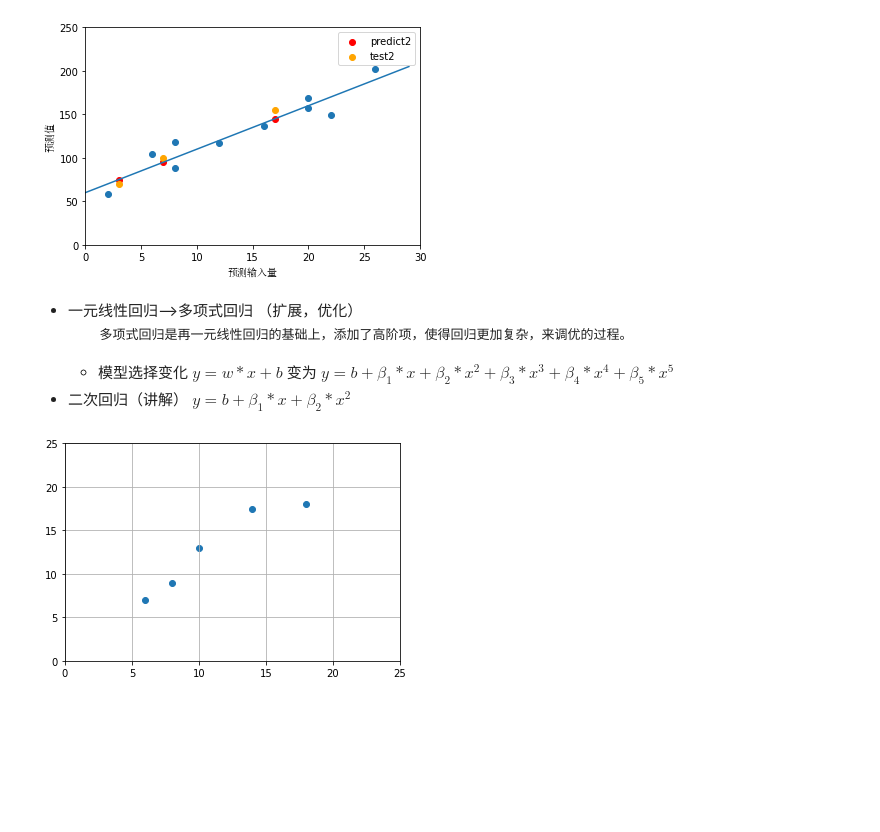
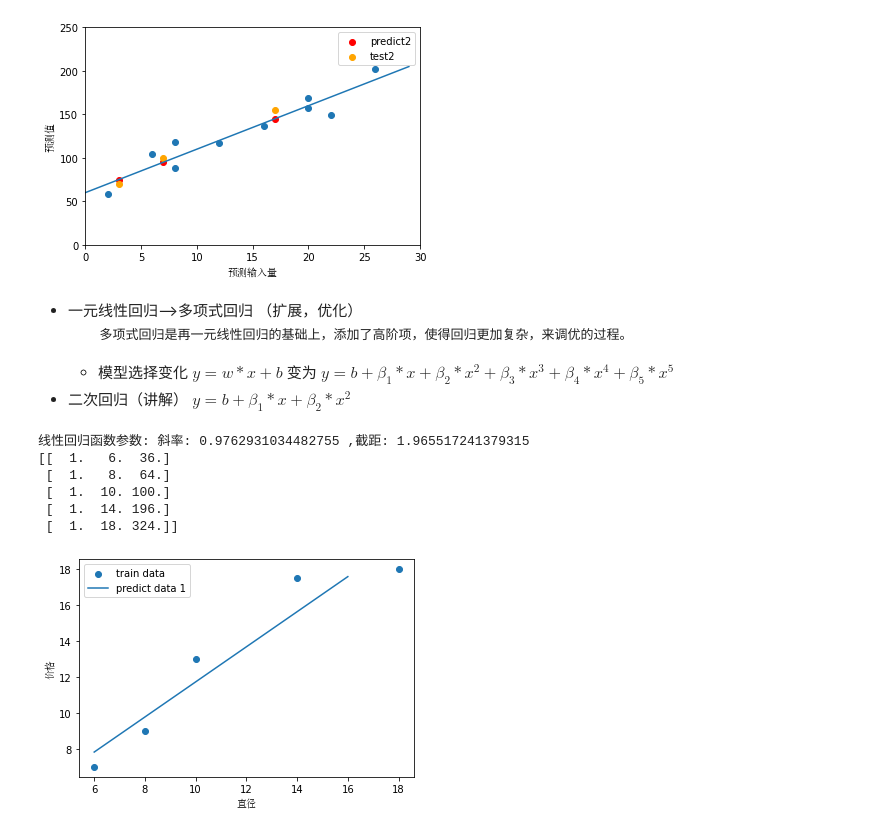
Before and after one commit to HLoveMe/machineStudy, a Jupyter notebook: logistic_分类/OneLineaRegression.ipynb, the cells around one changed output. Drawn from its saved outputs; the diff is of its cells as text; code cells hidden in the pictures; blank space fills up the shorter version.

````diff
--- a/logistic_分类/OneLineaRegression.ipynb
+++ b/logistic_分类/OneLineaRegression.ipynb
@@ -109,11 +108,11 @@ show_line(model.coef_[0, 0], model.intercept_[0])
 线性回归函数参数: 斜率: 5.0 ,截距: 60.0
 [figure]
 # %% [markdown]
-* 一元线性回归-->多项式回归 （扩展，优化）
+- 一元线性回归-->多项式回归 （扩展，优化）
   ```
     多项式回归是再一元线性回归的基础上，添加了高阶项，使得回归更加复杂，来调优的过程。
   ```
-  * 模型选择变化
+  - 模型选择变化
     $
       y = w*x + b
     $
@@ -121,23 +120,49 @@ show_line(model.coef_[0, 0], model.intercept_[0])
     $
       y=b+\beta_1 * x+ \beta_2 * x^2+ \beta_3 * x^3+ \beta_4 * x^4+ \beta_5 * x^5
     $
-* 二次回归（讲解）
+- 二次回归（讲解）
     $
-      y = b + \beta_1 * x + \beta_2 * x^2
+    y = b + \beta_1 * x + \beta_2 * x^2
     $
 # %%
+import numpy as np
+import matplotlib.pyplot as plt
 from sklearn.linear_model import LinearRegression
 from sklearn.preprocessing import PolynomialFeatures
-import matplotlib.pyplot as plt
 
-train_x = np.array([6, 8, 10, 14, 18]).reshape((-1, 1))
-train_y = np.array([7, 9, 13, 17.5, 18]).reshape((-1, 1))
-test_x = np.array([6, 8, 11, 16]).reshape((-1, 1))
-test_y = np.array([8, 12, 15, 18]).reshape((-1, 1))
-plt.scatter(train_x, train_y)
-plt.xlim(0, 25)
-plt.ylim(0, 25)
-plt.grid(True)
+train_x = np.array([6, 8, 10, 14, 18]).reshape(-1, 1)
+train_y = np.array([7, 9, 13, 17.5, 18]).reshape(-1, 1)
+test_x = np.array([6, 8, 11, 16]).reshape(-1, 1)
+test_y = np.array([8, 12, 15, 18]).reshape(-1, 1)
+
+model1 = LinearRegression()
+model1.fit(train_x, train_y)
+print('线性回归函数参数:', '斜率:', model1.coef_[0, 0], ',截距:', model1.intercept_[0])
+# 一维线性预测
+test_pre_y = model1.predict(test_x)
+
+quad_model = PolynomialFeatures(degree=2)
+# 生成多项式数据 A**0 ,A ** 1 , A**2,...
+train_x_quad = quad_model.fit_transform(train_x)
+test_x_quad = quad_model.fit_transform(test_x)
+model2 = LinearRegression()
+model2.fit(train_x_quad, train_y)
+print(train_x_quad)
+# print('线性回归函数参数:', '斜率:', model1.coef_,',截距:', model1.intercept_[0])
+
+# 显示训练数据
+plt.scatter(train_x, train_y,label='train data')
+# 显示一维预测模型
+plt.plot(test_x, test_pre_y,label='predict data 1')
+plt.xlabel('直径',fontproperties="SimSun")
+plt.ylabel('价格',fontproperties="SimSun")
+plt.legend()
 plt.show()
 # %% [output]
+线性回归函数参数: 斜率: 0.9762931034482755 ,截距: 1.965517241379315
+[[  1.   6.  36.]
+ [  1.   8.  64.]
+ [  1.  10. 100.]
+ [  1.  14. 196.]
+ [  1.  18. 324.]]
-[figure, old version]
+[figure, new version]
````
Also changed, not shown: parts of 2 cells of this notebook, 1 other file.
